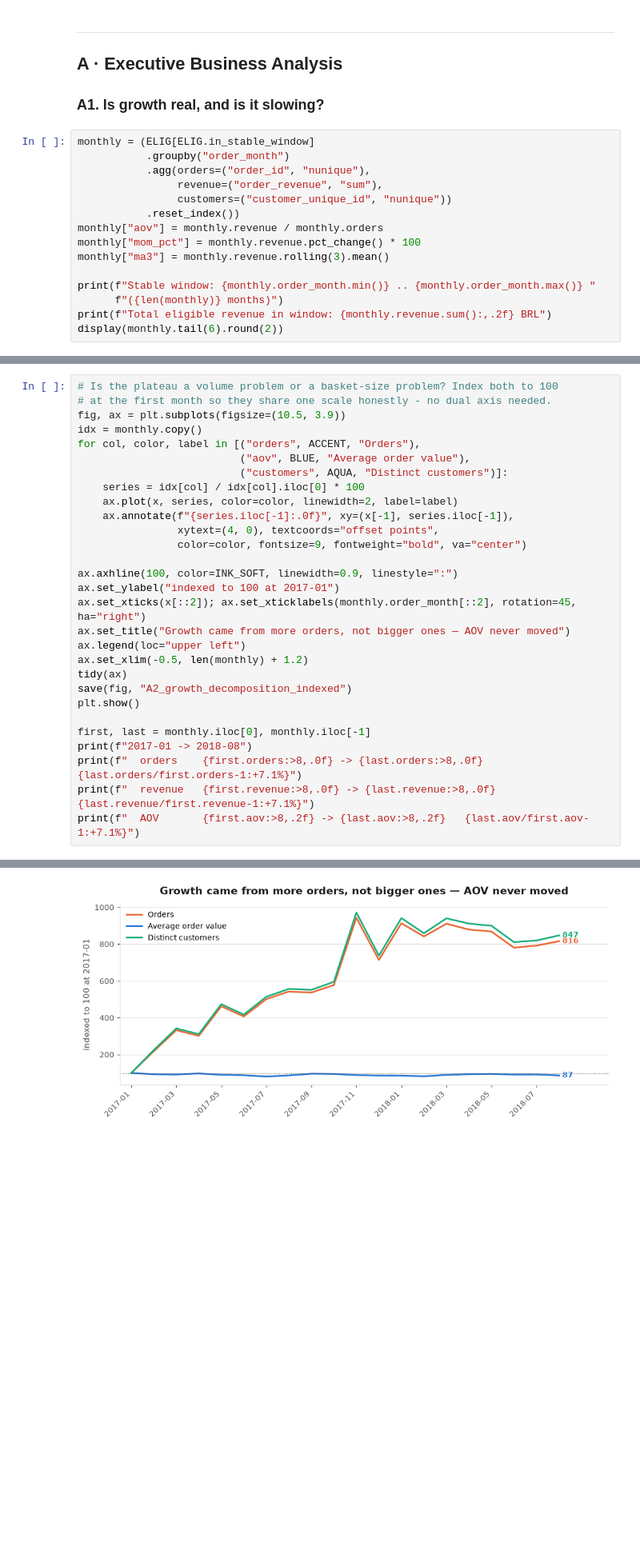
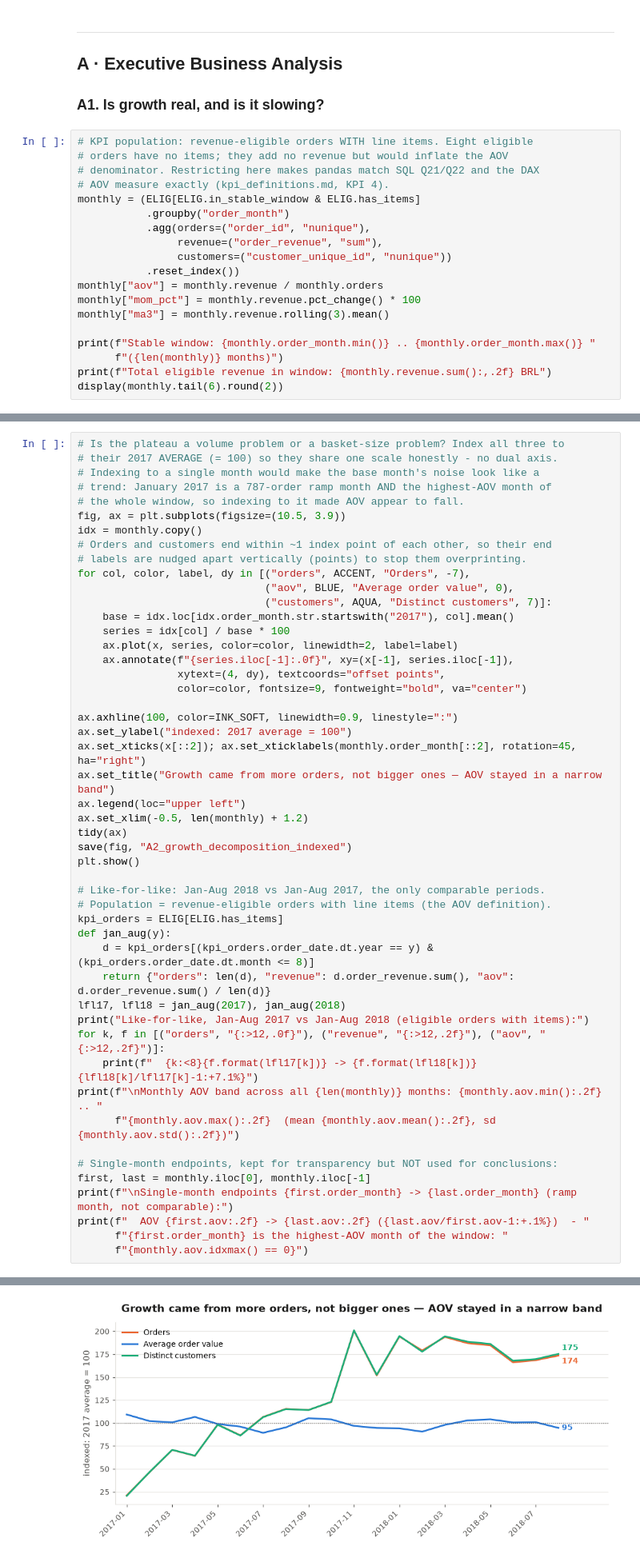
Before and after one commit to m4nish-dev/RetailPulse, a Jupyter notebook: notebooks/03_exploratory_data_analysis.ipynb, the cells around one changed output, grey strips where cells are left out. Shown at 80% size. Drawn from its saved outputs; the diff is of its cells as text; blank space fills up the shorter version.

```diff
--- a/notebooks/03_exploratory_data_analysis.ipynb
+++ b/notebooks/03_exploratory_data_analysis.ipynb
@@ -197,7 +197,11 @@ people     96,096
 
 ### A1. Is growth real, and is it slowing?
 # %%
-monthly = (ELIG[ELIG.in_stable_window]
+# KPI population: revenue-eligible orders WITH line items. Eight eligible
+# orders have no items; they add no revenue but would inflate the AOV
+# denominator. Restricting here makes pandas match SQL Q21/Q22 and the DAX
+# AOV measure exactly (kpi_definitions.md, KPI 4).
+monthly = (ELIG[ELIG.in_stable_window & ELIG.has_items]
            .groupby("order_month")
            .agg(orders=("order_id", "nunique"),
                 revenue=("order_revenue", "sum"),
@@ -273,32 +317,52 @@ Average MoM growth falls from roughly +18% across 2017 to near zero across
 # %%
-# Is the plateau a volume problem or a basket-size problem? Index both to 100
-# at the first month so they share one scale honestly - no dual axis needed.
+# Is the plateau a volume problem or a basket-size problem? Index all three to
+# their 2017 AVERAGE (= 100) so they share one scale honestly - no dual axis.
+# Indexing to a single month would make the base month's noise look like a
+# trend: January 2017 is a 787-order ramp month AND the highest-AOV month of
+# the whole window, so indexing to it made AOV appear to fall.
 fig, ax = plt.subplots(figsize=(10.5, 3.9))
 idx = monthly.copy()
-for col, color, label in [("orders", ACCENT, "Orders"),
-                          ("aov", BLUE, "Average order value"),
-                          ("customers", AQUA, "Distinct customers")]:
-    series = idx[col] / idx[col].iloc[0] * 100
+# Orders and customers end within ~1 index point of each other, so their end
+# labels are nudged apart vertically (points) to stop them overprinting.
+for col, color, label, dy in [("orders", ACCENT, "Orders", -7),
+                              ("aov", BLUE, "Average order value", 0),
+                              ("customers", AQUA, "Distinct customers", 7)]:
+    base = idx.loc[idx.order_month.str.startswith("2017"), col].mean()
+    series = idx[col] / base * 100
     ax.plot(x, series, color=color, linewidth=2, label=label)
     ax.annotate(f"{series.iloc[-1]:.0f}", xy=(x[-1], series.iloc[-1]),
-                xytext=(4, 0), textcoords="offset points",
+                xytext=(4, dy), textcoords="offset points",
                 color=color, fontsize=9, fontweight="bold", va="center")
 
 ax.axhline(100, color=INK_SOFT, linewidth=0.9, linestyle=":")
-ax.set_ylabel("indexed to 100 at 2017-01")
+ax.set_ylabel("indexed: 2017 average = 100")
 ax.set_xticks(x[::2]); ax.set_xticklabels(monthly.order_month[::2], rotation=45, ha="right")
-ax.set_title("Growth came from more orders, not bigger ones — AOV never moved")
+ax.set_title("Growth came from more orders, not bigger ones — AOV stayed in a narrow band")
 ax.legend(loc="upper left")
 ax.set_xlim(-0.5, len(monthly) + 1.2)
 tidy(ax)
 save(fig, "A2_growth_decomposition_indexed")
 plt.show()
 
+# Like-for-like: Jan-Aug 2018 vs Jan-Aug 2017, the only comparable periods.
+# Population = revenue-eligible orders with line items (the AOV definition).
+kpi_orders = ELIG[ELIG.has_items]
+def jan_aug(y):
+    d = kpi_orders[(kpi_orders.order_date.dt.year == y) & (kpi_orders.order_date.dt.month <= 8)]
+    return {"orders": len(d), "revenue": d.order_revenue.sum(), "aov": d.order_revenue.sum() / len(d)}
+lfl17, lfl18 = jan_aug(2017), jan_aug(2018)
+print("Like-for-like, Jan-Aug 2017 vs Jan-Aug 2018 (eligible orders with items):")
+for k, f in [("orders", "{:>12,.0f}"), ("revenue", "{:>12,.2f}"), ("aov", "{:>12,.2f}")]:
+    print(f"  {k:<8}{f.format(lfl17[k])} -> {f.format(lfl18[k])}   {lfl18[k]/lfl17[k]-1:+7.1%}")
+print(f"\nMonthly AOV band across all {len(monthly)} months: {monthly.aov.min():.2f} .. "
+      f"{monthly.aov.max():.2f}  (mean {monthly.aov.mean():.2f}, sd {monthly.aov.std():.2f})")
+
+# Single-month endpoints, kept for transparency but NOT used for conclusions:
 first, last = monthly.iloc[0], monthly.iloc[-1]
-print(f"2017-01 -> 2018-08")
-print(f"  orders    {first.orders:>8,.0f} -> {last.orders:>8,.0f}   {last.orders/first.orders-1:+7.1%}")
-print(f"  revenue   {first.revenue:>8,.0f} -> {last.revenue:>8,.0f}   {last.revenue/first.revenue-1:+7.1%}")
-print(f"  AOV       {first.aov:>8,.2f} -> {last.aov:>8,.2f}   {last.aov/first.aov-1:+7.1%}")
+print(f"\nSingle-month endpoints {first.order_month} -> {last.order_month} (ramp month, not comparable):")
+print(f"  AOV {first.aov:.2f} -> {last.aov:.2f} ({last.aov/first.aov-1:+.1%})  - "
+      f"{first.order_month} is the highest-AOV month of the window: "
+      f"{monthly.aov.idxmax() == 0}")
 # %% [output]
    saved -> reports/eda_charts/A2_growth_decomposition_indexed.png
-[figure, old version]
+[figure, new version]
```
Also changed, not shown: parts of 10 cells of this notebook, 42 other files.
